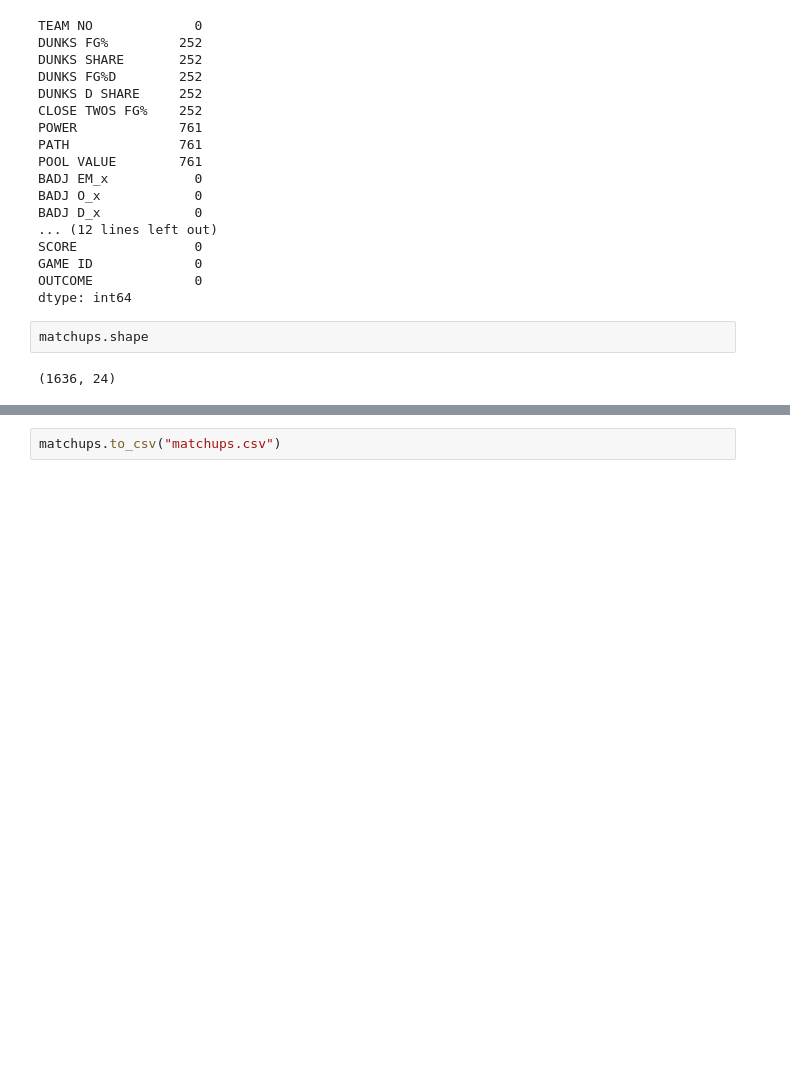
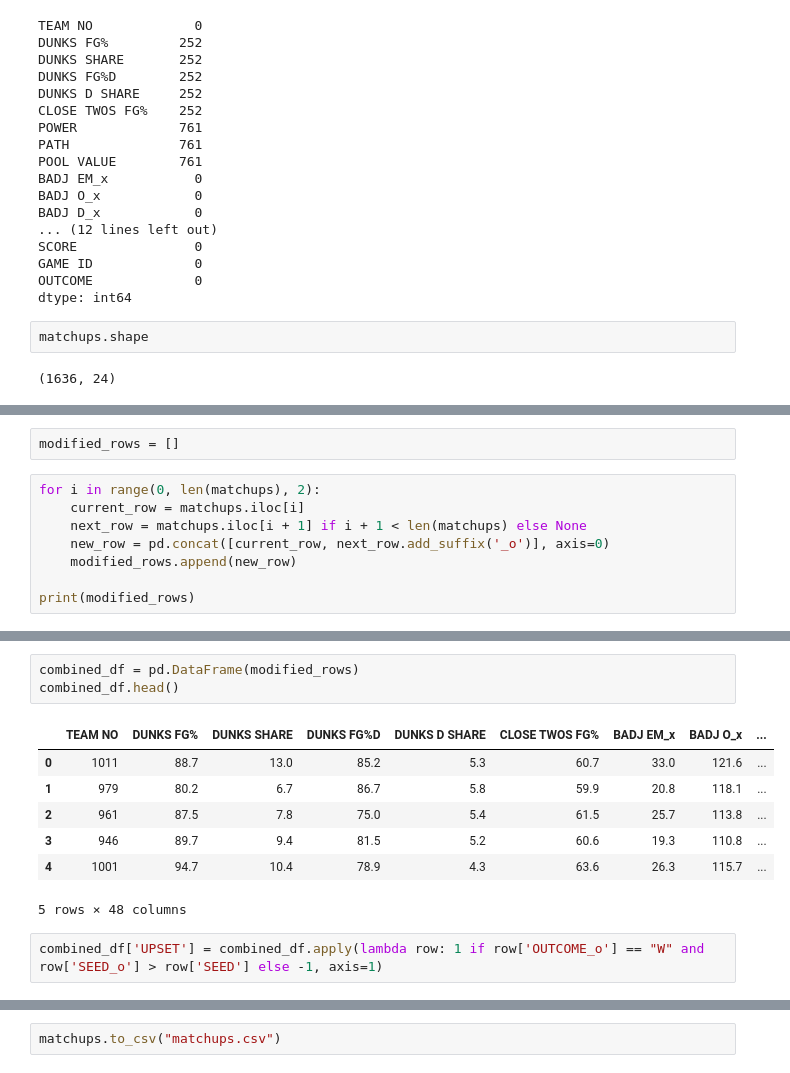
Before and after one commit to jaynebottarini/csci467-semester-proj, a Jupyter notebook: data_sorting.ipynb, the cells around one changed output, grey strips where cells are left out. Drawn from its saved outputs; the diff is of its cells as text; blank space fills up the shorter version.

```diff
--- a/data_sorting.ipynb
+++ b/data_sorting.ipynb
@@ -306,0 +317,10 @@ matchups.shape
+# %%
+modified_rows = []
+# %%
+for i in range(0, len(matchups), 2):
+    current_row = matchups.iloc[i]
+    next_row = matchups.iloc[i + 1] if i + 1 < len(matchups) else None
+    new_row = pd.concat([current_row, next_row.add_suffix('_o')], axis=0)
+    modified_rows.append(new_row)
+
+print(modified_rows)
@@ -306,0 +345,13 @@ matchups.shape
+# %%
+combined_df = pd.DataFrame(modified_rows)
+combined_df.head()
+# %% [output]
+|  | TEAM NO | DUNKS FG% | DUNKS SHARE | DUNKS FG%D | DUNKS D SHARE | CLOSE TWOS FG% | BADJ EM_x | BADJ O_x | ... |
+| 0 | 1011 | 88.7 | 13.0 | 85.2 | 5.3 | 60.7 | 33.0 | 121.6 | ... |
+| 1 | 979 | 80.2 | 6.7 | 86.7 | 5.8 | 59.9 | 20.8 | 118.1 | ... |
+| 2 | 961 | 87.5 | 7.8 | 75.0 | 5.4 | 61.5 | 25.7 | 113.8 | ... |
+| 3 | 946 | 89.7 | 9.4 | 81.5 | 5.2 | 60.6 | 19.3 | 110.8 | ... |
+| 4 | 1001 | 94.7 | 10.4 | 78.9 | 4.3 | 63.6 | 26.3 | 115.7 | ... |
+5 rows × 48 columns
+# %%
+combined_df['UPSET'] = combined_df.apply(lambda row: 1 if row['OUTCOME_o'] == "W" and row['SEED_o'] > row['SEED'] else -1, axis=1)
```
Also changed, not shown: parts of 9 cells of this notebook, 4 other files.
